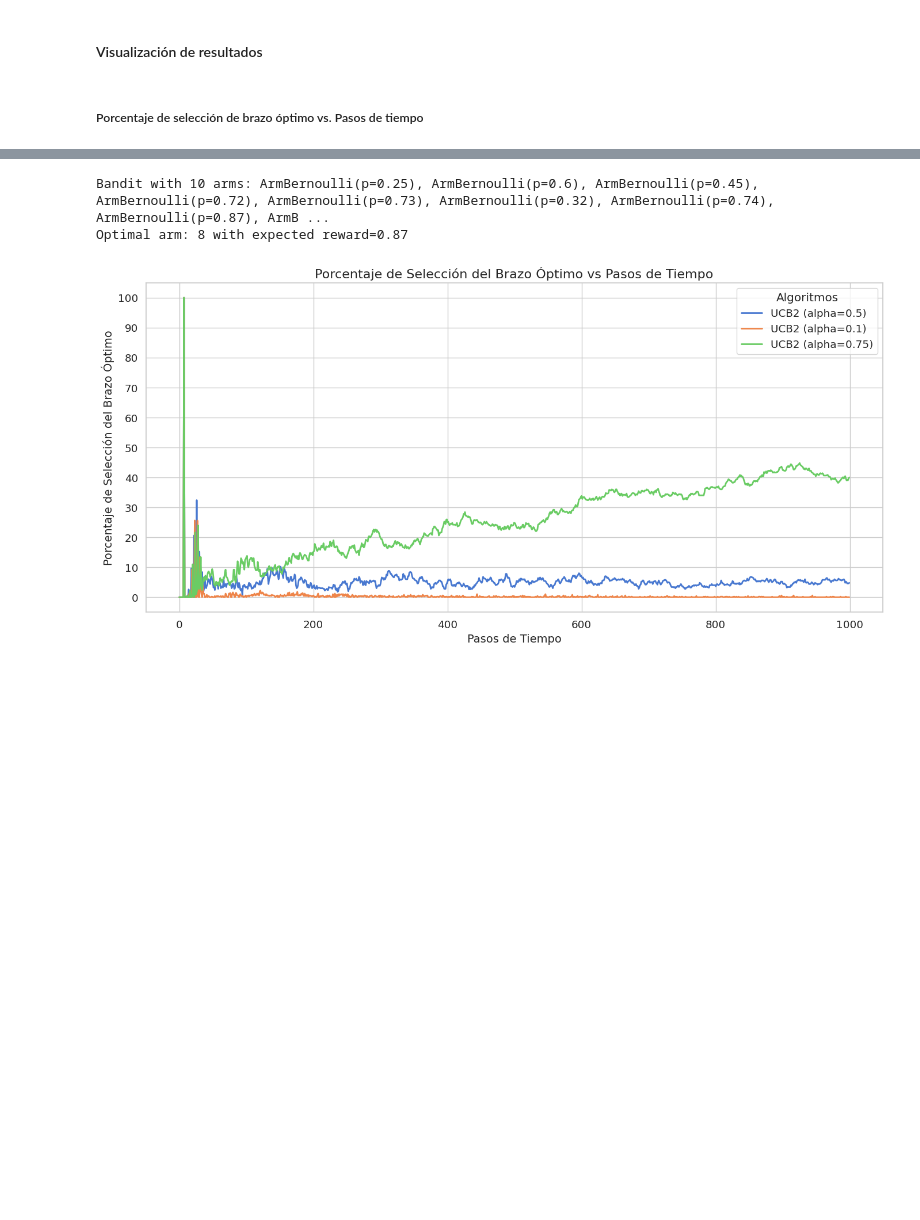
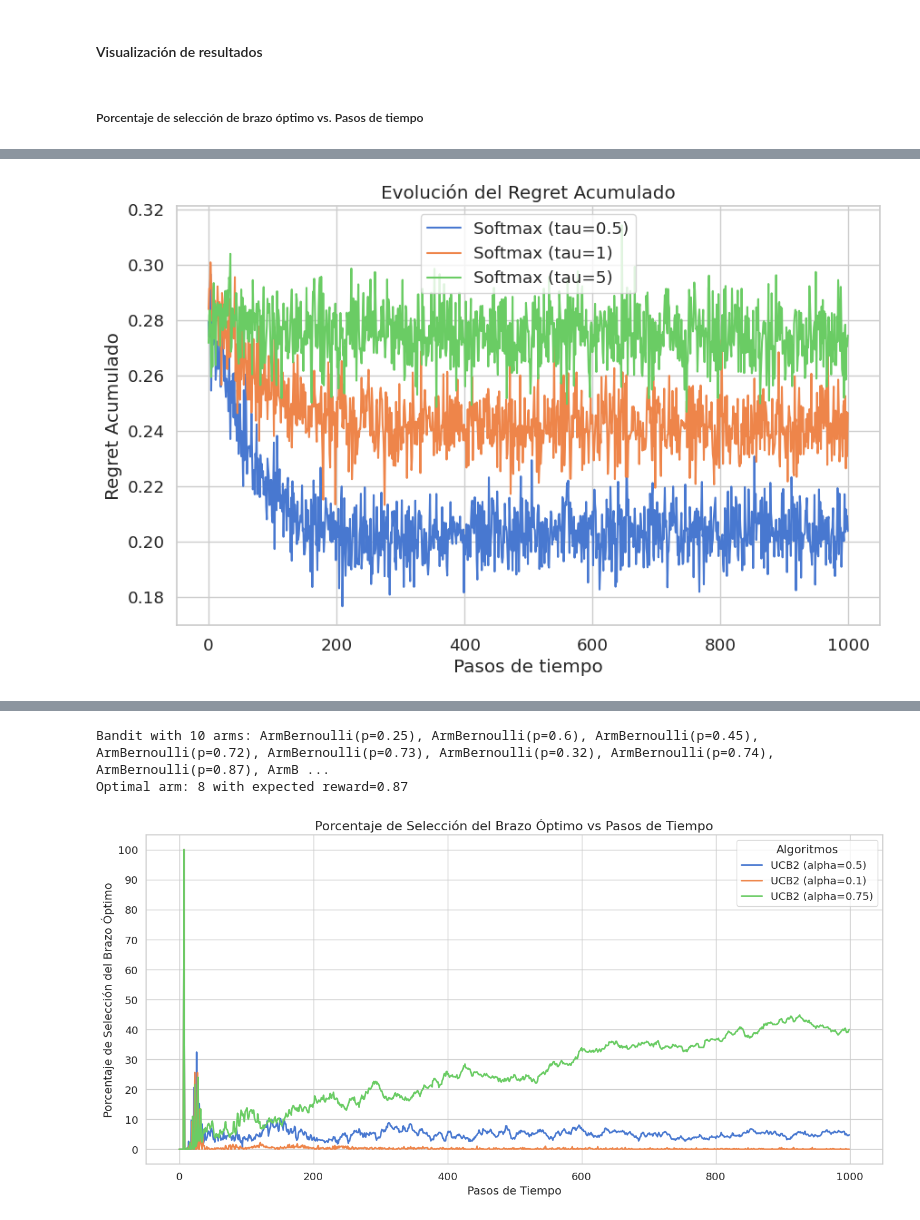
Before and after one commit to salvadeharo10/k_brazos_DHBV, a Jupyter notebook: bandit_experiments_ascensoGradiente.ipynb, the cells around one changed output, grey strips where cells are left out. Drawn from its saved outputs; the diff is of its cells as text; code cells hidden in the pictures; blank space fills up the shorter version.

```diff
--- a/bandit_experiments_ascensoGradiente.ipynb
+++ b/bandit_experiments_ascensoGradiente.ipynb
@@ -273,0 +282,4 @@ Para evaluar qué algoritmo de la familia $\epsilon$-greedy establece una mejor
+# %%
+plot_regret(steps, regret, algorithms)
+# %% [output]
+[figure, added]
```
Also changed, not shown: parts of 29 cells of this notebook.
